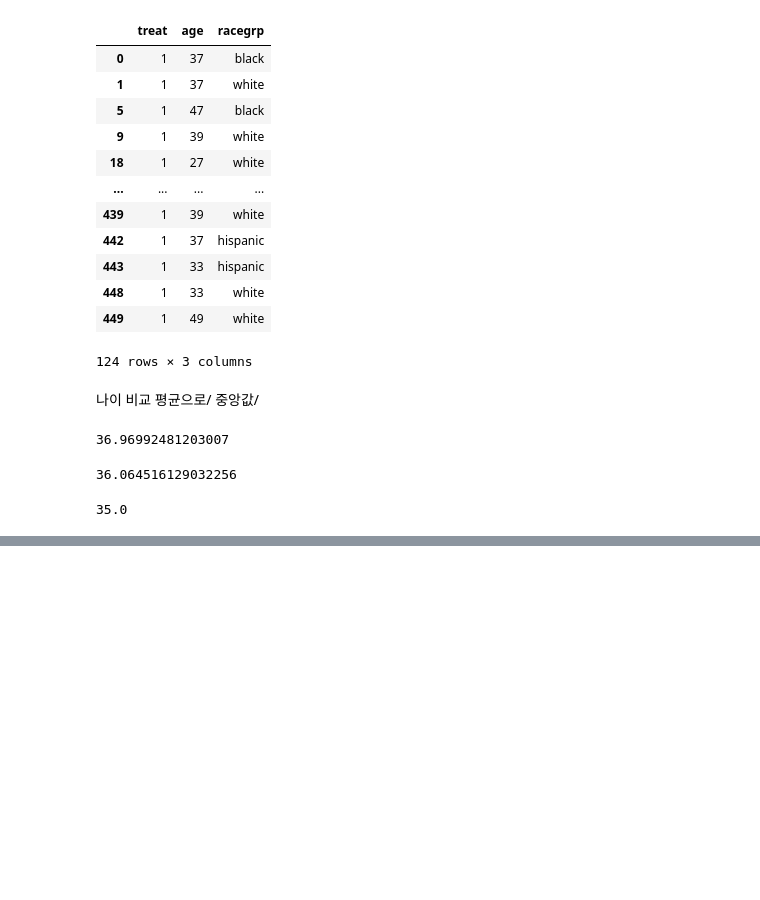
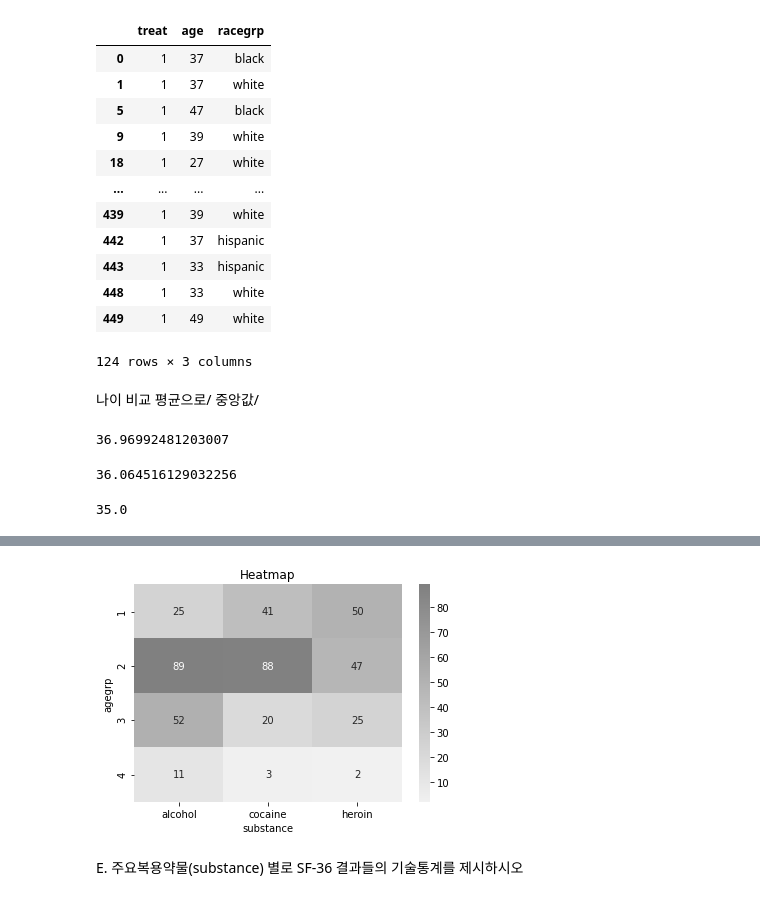
Before and after one commit to chosunghyun18/ML_DL_Statics, a Jupyter notebook: folder_for_code/pythoncode/helpcsvanalysis.ipynb, the cells around one changed output, grey strips where cells are left out. Cells and saved outputs as stored; diff of their text form; code cells hidden in the pictures; blank space fills up the shorter version.

```diff
--- a/folder_for_code/pythoncode/helpcsvanalysis.ipynb
+++ b/folder_for_code/pythoncode/helpcsvanalysis.ipynb
@@ -441,0 +636,6 @@ dft
+# %%
+#결측치
+dataset.isnull().sum()
+# 있으면  0 으로
+dataset=dataset.fillna(0)
+dataset.head()
@@ -441,0 +663,9 @@ dft
+# %%
+# 그룹 화 19-30 , 31-40 ,41-50,51-60
+
+dataset['agegrp']=0
+dataset.loc[dataset.age <=30,'agegrp'] = 1
+dataset.loc[(dataset['age'] >30)&(dataset['age'] <= 40),'agegrp'] = 2
+dataset.loc[(dataset['age'] >40)&(dataset['age'] <= 50),'agegrp'] = 3
+dataset.loc[(dataset['age'] >50)&(dataset['age'] <= 60),'agegrp'] = 4
+dataset
@@ -441,0 +688,4 @@ dft
+# %%
+# agegrp 별로 데이터를 나눈후 약물 복용 분포 분석 >> 기초 통계 비빔
+# agegrp 와 substance를 동시에 분포 파악  >>  cross table. scatter
+dataset.substance= ds['substance'].apply(lambda x:x)
@@ -441,0 +701,3 @@ dft
+# %%
+dataset_size = dataset.pivot_table(index="agegrp", columns="substance", aggfunc="size")
+dataset_size
@@ -441,0 +711,8 @@ dft
+# %%
+sns.heatmap(dataset_size,cmap=sns.light_palette('gray',as_cmap=True) ,annot=True,fmt = 'd')
+plt.title("Heatmap")
+plt.show()
+# %% [output]
+[figure, added]
+# %% [markdown]
+E.	주요복용약물(substance) 별로 SF-36 결과들의 기술통계를 제시하시오
```
Also changed, not shown: parts of 64 cells of this notebook, 1 other file.
